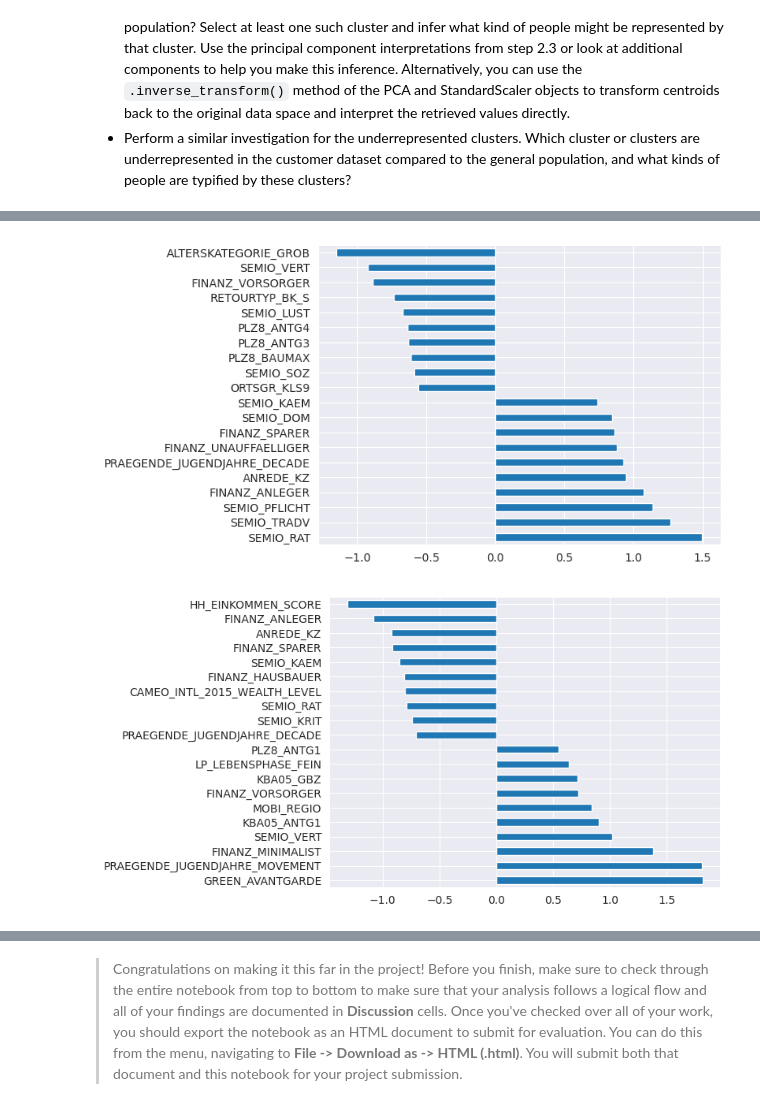
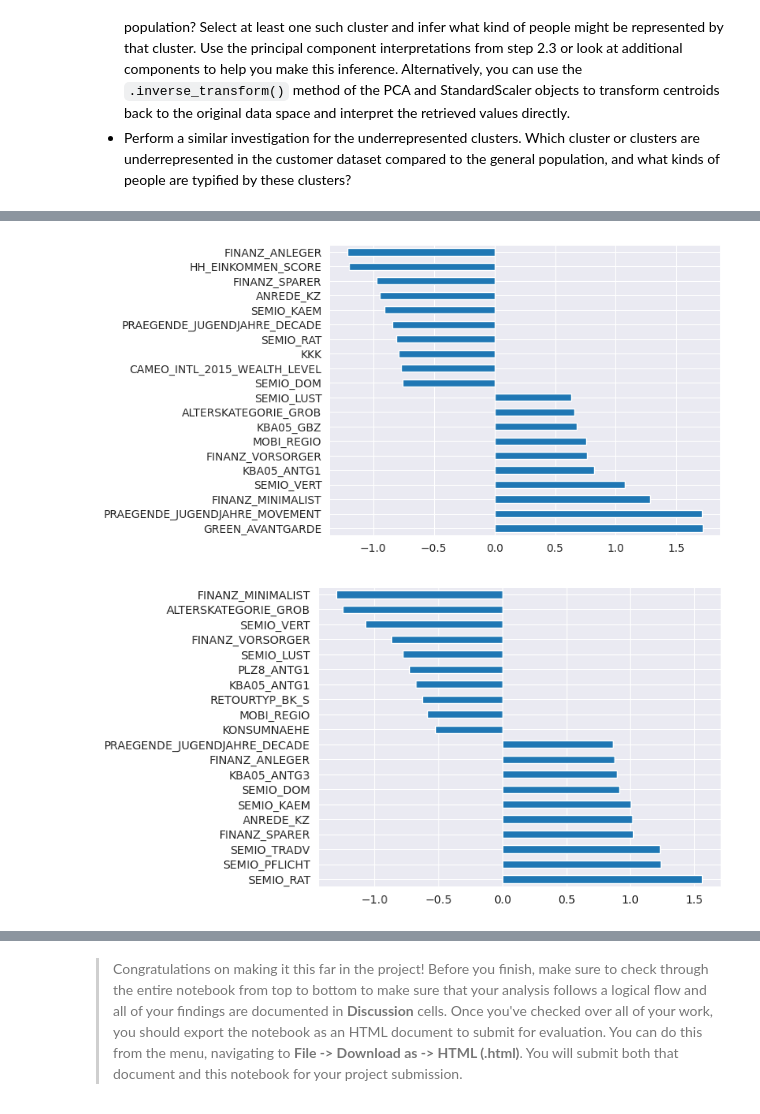
Before and after one commit to 6NiceRice9/Udacity_Identify_Customer_Segments, a Jupyter notebook: Identify_Customer_Segments.ipynb, the cells around one changed output, grey strips where cells are left out. Drawn from its saved outputs; the diff is of its cells as text; code cells hidden in the pictures.

```diff
--- a/Identify_Customer_Segments.ipynb
+++ b/Identify_Customer_Segments.ipynb
@@ -191,0 +169,27 @@ azdias_p = nan_missing_val(azdias, azdias_feat)
+# %%
+def missing_values(azdias, azdias_feat):
+    # Iterate over each row in the azdias_feat DataFrame
+    for index, row in azdias_feat.iterrows():
+        attribute = row['attribute']
+        missing_values_str = row['missing_or_unknown']
+
+        # Convert the missing values to a list by stripping brackets and splitting on commas
+        missing_values = missing_values_str.strip('[]').split(',')
+
+        # Convert values to integers if possible, otherwise keep as string
+        converted_values = []
+        for val in missing_values:
+            val = val.strip()  # Strip any leading/trailing whitespace
+            try:
+                val = int(val)
+            except ValueError:
+                pass
+            converted_values.append(val)
+
+        # If the attribute column exists in azdias DataFrame, replace missing values with NaN
+        if attribute in azdias.columns:
+            azdias[attribute] = azdias[attribute].replace(converted_values, np.nan)
+
+    return azdias
+
+azdias_p = missing_values(azdias, azdias_feat)
@@ -235,6 +243,6 @@ def mask_col_with_missing_values(c_miss_name_val, c_miss_threshold):
     return no_missing, lower_than_threshold, higher_than_threshold
 
 # Based on number of missing values in column: dividing the data into two subsets, subset that is below threshold and subset that is above threshold
-c_miss_threshold = 15   # in %
+c_miss_threshold = 20   # in %
 no_missing, c_name_low_miss, c_name_high_miss = mask_col_with_missing_values(c_name_miss_in_p, c_miss_threshold)
 # %% [output]
@@ -1047,8 +1080,8 @@ Before we apply dimensionality reduction techniques to the data, we need to perf
 # If you've not yet cleaned the dataset of all NaN values, then investigate and do that now.
 
 # Using sklearn's [SimpleImputer](https://scikit-learn.org/1.5/modules/generated/sklearn.impute.SimpleImputer.html) class to replace all missing values with the mean value of the column.
-def impute_missing_values(df):
-    imp_mean = SimpleImputer(missing_values=np.nan, strategy="mean")
+imp_mean = SimpleImputer(missing_values=np.nan, strategy="mean")
+def impute_missing_values(df, imp_mean):
     df_imputed = pd.DataFrame(imp_mean.fit_transform(df), columns=df.columns)
 
     # Confirm no missing values remain
@@ -1056,7 +1089,7 @@ def impute_missing_values(df):
     return df_imputed
 
 # Replace all missing values with the mean value of the column
-df_imputed = impute_missing_values(df)
+df_imputed = impute_missing_values(df, imp_mean)
 # %%
 # Apply feature scaling to the general population demographics data.
 # IMPORTANT: After fitting the scaler on demographic data by using std_scaler.fit_transform()
@@ -1172,7 +1205,7 @@ Principal Component: 36, cumulative variace: 90.4%
 # %%
 # Scree plot shows the elbow of the data at 6 principal components and the cumulative variance plot shows that 36 components explain 90% of the variance in the data
 # re-fit the PCA instance
-pc_val = 28
+pc_val = 27
 pca = PCA(n_components=pc_val)
 # Fit and transform the data.
 pca_general_population = pca.fit_transform(df_std)
@@ -1870,15 +1918,15 @@ columns={0: 'feature_values'}).sort_values('feature_values', ascending=False)
     X['feature_values_abs'] = abs(X['feature_values'])
     pd.concat((X['feature_values'][:10], X['feature_values'][-10:]), axis=0).plot(kind='barh')
 
-# Plot cluster 4
-plot_scaled_comparison(df_imputed, kmeans, 4)
+# Plot cluster 0
+plot_scaled_comparison(df_imputed, kmeans, 0)
 # %% [output]
-[figure, old version]
+[figure, new version]
 # %%
-# Plot Cluster 18
-plot_scaled_comparison(df_imputed, kmeans, 18)
+# Plot Cluster 15
+plot_scaled_comparison(df_imputed, kmeans, 15)
 # %% [output]
-[figure, old version]
+[figure, new version]
 # %% [markdown]
 ### Discussion 3.3: Compare Customer Data to Demographics Data
 
```
Also changed, not shown: parts of 47 cells of this notebook, 1 other file.
